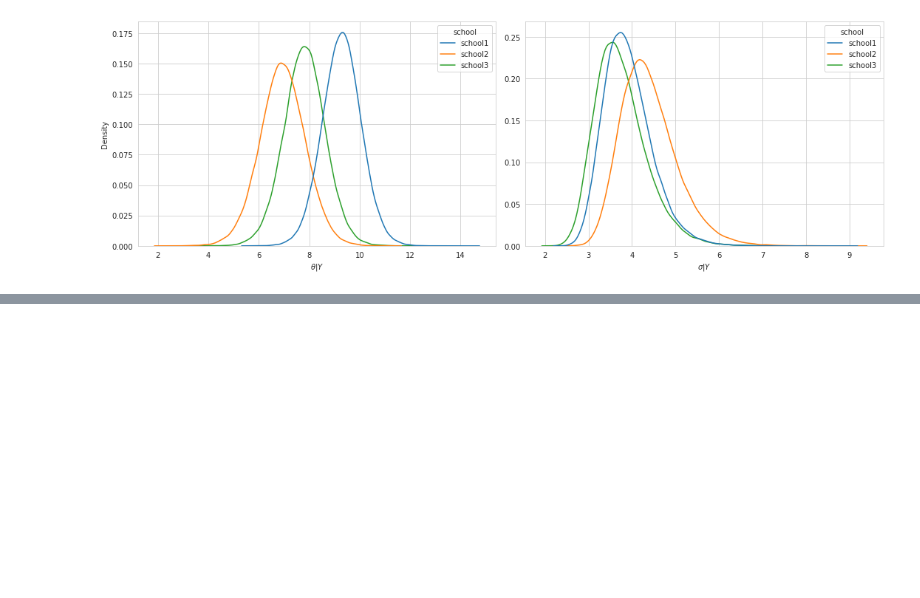
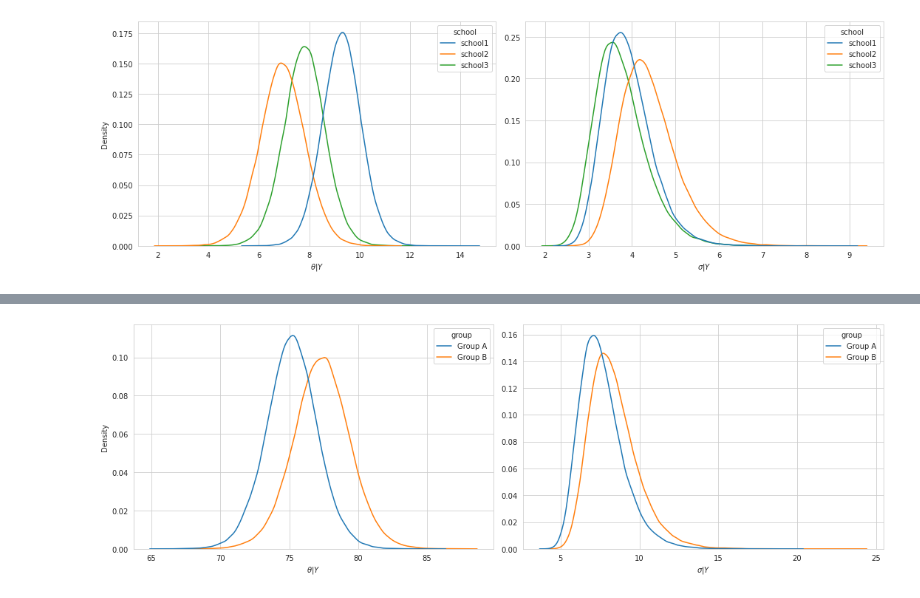
Before and after one commit to WHITSNAK/sta_602, a Jupyter notebook: hw7/hw7.ipynb, the cells around one changed output, grey strips where cells are left out. Saved outputs shown, nothing was run; the diff lists cells and outputs as text; code cells hidden in the pictures; blank space fills up the shorter version.

```diff
--- a/hw7/hw7.ipynb
+++ b/hw7/hw7.ipynb
@@ -99,0 +189,26 @@ fig.show()
+# %%
+fig, ax = plt.subplots(1, 2, figsize=(15, 5))
+
+to_plot = (
+    pd.DataFrame(theta_samples, columns=['Group A','Group B'])
+      .unstack().reset_index()
+      .drop('level_1', axis=1)
+)
+to_plot.columns = ['group', 'mu']
+sns.kdeplot(data=to_plot, x='mu', hue='group', ax=ax[0])
+ax[0].set_xlabel("$\\theta|Y$")
+
+to_plot = (
+    pd.DataFrame(vars_samples, columns=['Group A','Group B'])
+      .unstack().reset_index()
+      .drop('level_1', axis=1)
+)
+to_plot.columns = ['group', 'vars']
+sns.kdeplot(data=to_plot, x=np.sqrt(to_plot.vars), hue='group', ax=ax[1])
+ax[1].set_ylabel("")
+ax[1].set_xlabel("$\\sigma|Y$")
+
+fig.tight_layout()
+fig.show()
+# %% [output]
+[figure, added]
```
Also changed, not shown: parts of 11 cells of this notebook, 1 other file.
